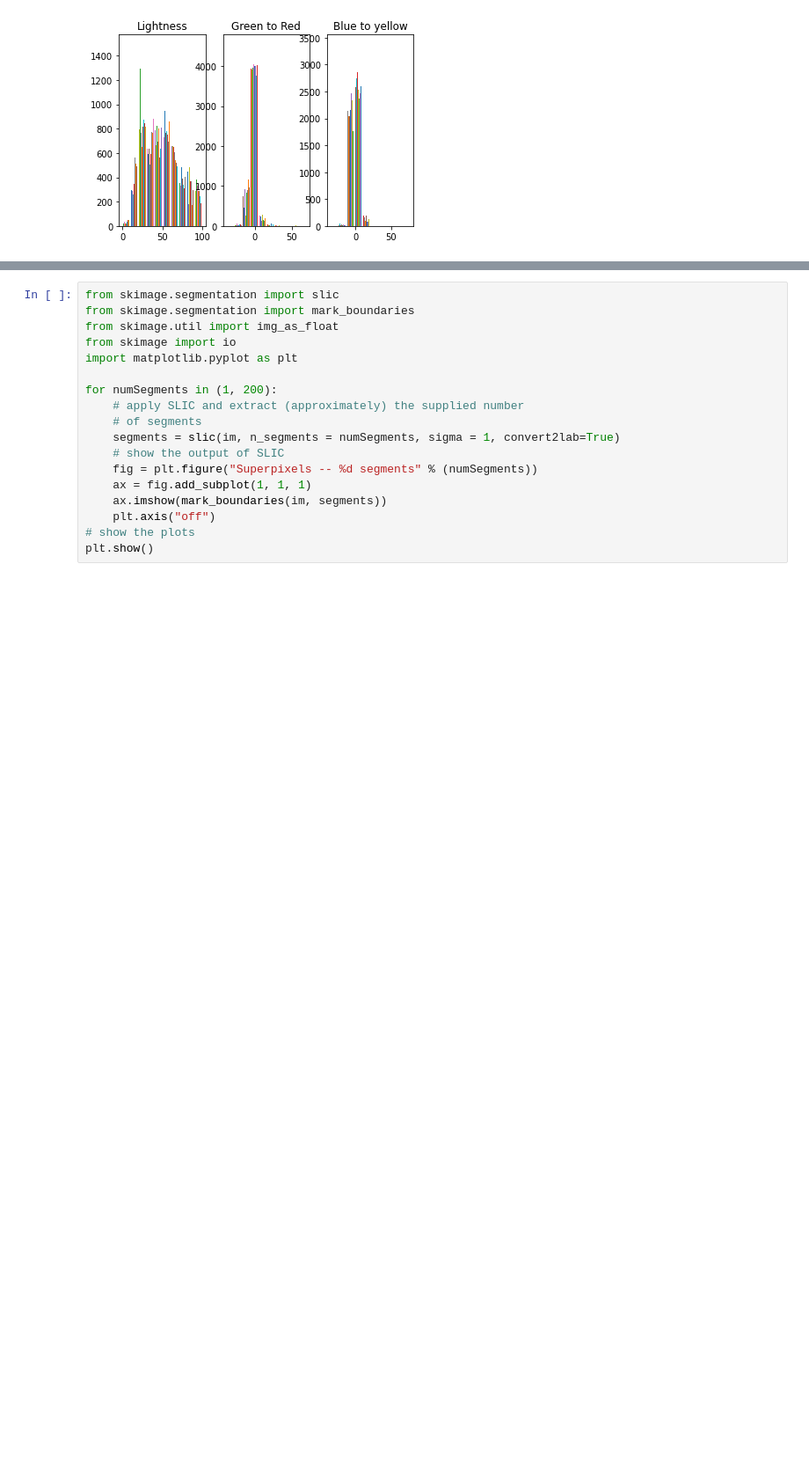
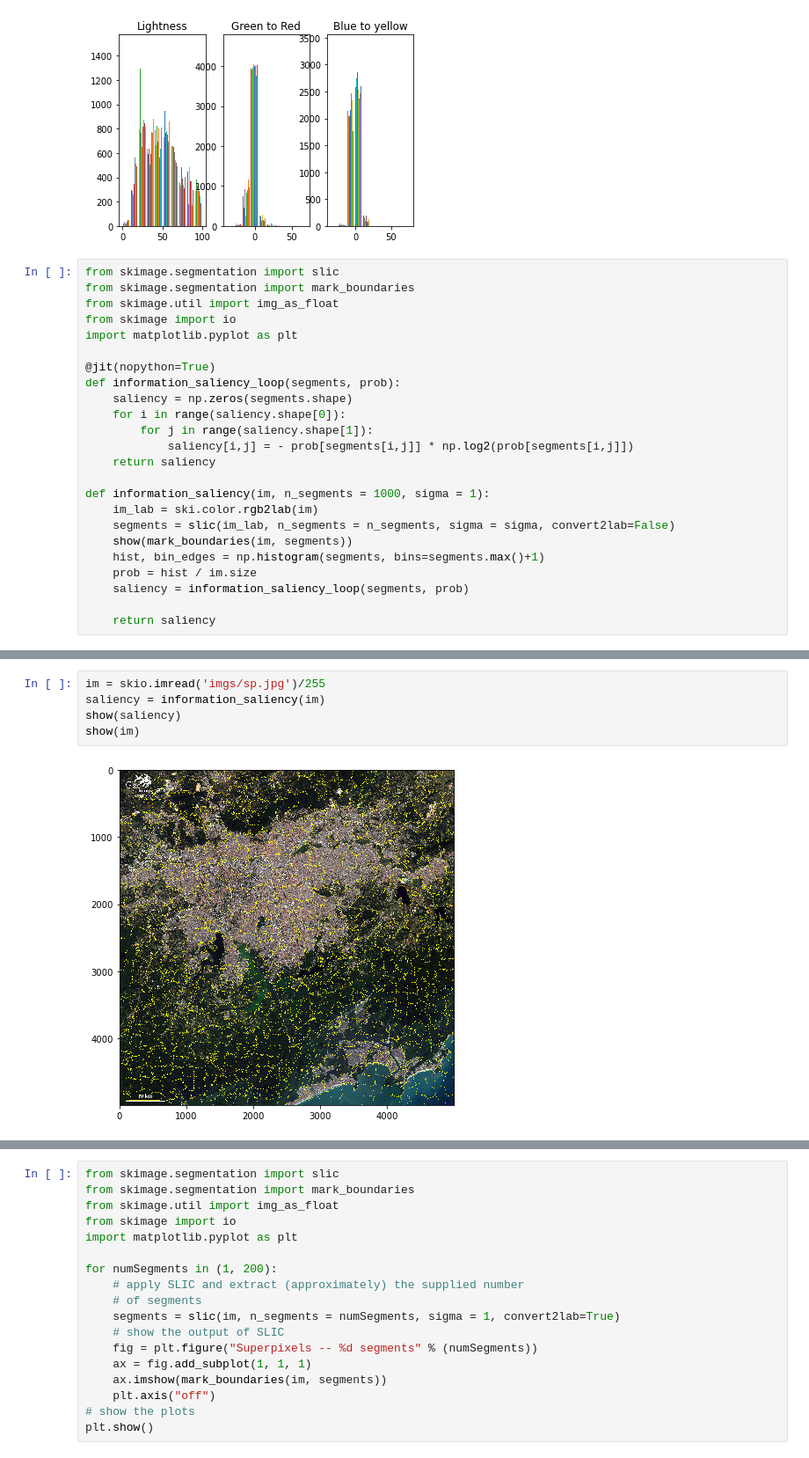
Before and after one commit to luizfysouza/TP-IMA201, a Jupyter notebook: Untitled.ipynb, the cells around one changed output, grey strips where cells are left out. Shown at 88% size. Drawn from its saved outputs; the diff is of its cells as text; blank space fills up the shorter version.

Commit message:
information entropy

```diff
--- a/Untitled.ipynb
+++ b/Untitled.ipynb
@@ -80,3 +88,27 @@ ax[2].set_title('Blue to yellow')
 plt.show()
 # %% [output]
 [figure]
+# %%
+from skimage.segmentation import slic
+from skimage.segmentation import mark_boundaries
+from skimage.util import img_as_float
+from skimage import io
+import matplotlib.pyplot as plt
+
+@jit(nopython=True)
+def information_saliency_loop(segments, prob):
+    saliency = np.zeros(segments.shape)
+    for i in range(saliency.shape[0]):
+        for j in range(saliency.shape[1]):
+            saliency[i,j] = - prob[segments[i,j]] * np.log2(prob[segments[i,j]])
+    return saliency
+
+def information_saliency(im, n_segments = 1000, sigma = 1):
+    im_lab = ski.color.rgb2lab(im)
+    segments = slic(im_lab, n_segments = n_segments, sigma = sigma, convert2lab=False)
+    show(mark_boundaries(im, segments))
+    hist, bin_edges = np.histogram(segments, bins=segments.max()+1)
+    prob = hist / im.size
+    saliency = information_saliency_loop(segments, prob)
+
+    return saliency
@@ -82,0 +133,7 @@ plt.show()
+# %%
+im = skio.imread('imgs/sp.jpg')/255
+saliency = information_saliency(im)
+show(saliency)
+show(im)
+# %% [output]
+[figure, added]
```
Also changed, not shown: parts of 10 cells of this notebook.
